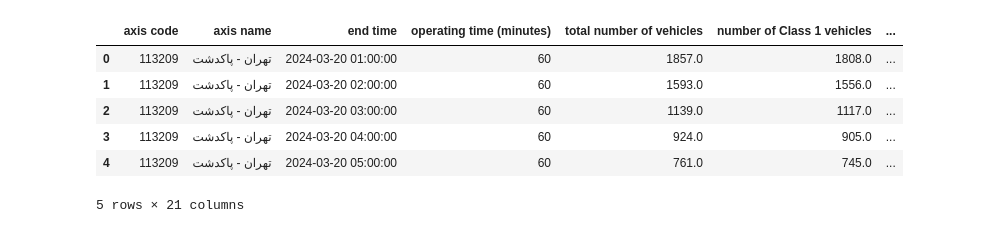
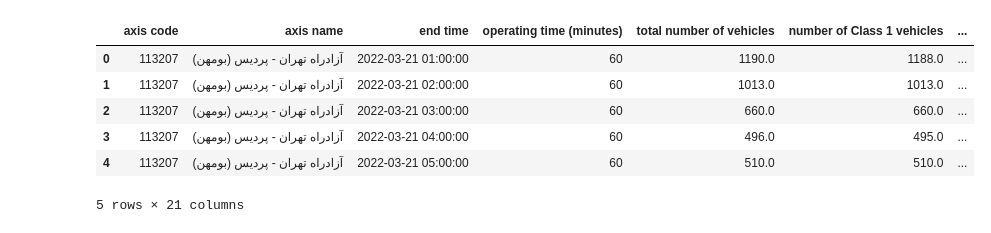
Before and after one commit to Regression1404/pulse-of-tehran, a Jupyter notebook: analysis.ipynb, the cells around one changed output. Drawn from its saved outputs; the diff is of its cells as text; code cells hidden in the pictures.

```diff
--- a/analysis.ipynb
+++ b/analysis.ipynb
@@ -23,22 +3,22 @@ df.head()
 # %%
 import src.preprocessing.aggregator as aggregator
 
 importlib.reload(aggregator)
 agg = aggregator.Aggregator
 
-file_name = 'Hourly113209Tehran-Pakdasht.xlsx'
+file_name = 'Hourly113207AzadrahTehran-Pardis(Boumehen).xlsx'
 
 agg = agg(file_name)
 df = agg.aggregate_data()
 
 df.head()
 # %% [output]
 |  | axis code | axis name | end time | operating time (minutes) | total number of vehicles | number of Class 1 vehicles | ... |
-| 0 | 113209 | تهران - پاکدشت | 2024-03-20 01:00:00 | 60 | 1857.0 | 1808.0 | ... |
-| 1 | 113209 | تهران - پاکدشت | 2024-03-20 02:00:00 | 60 | 1593.0 | 1556.0 | ... |
-| 2 | 113209 | تهران - پاکدشت | 2024-03-20 03:00:00 | 60 | 1139.0 | 1117.0 | ... |
-| 3 | 113209 | تهران - پاکدشت | 2024-03-20 04:00:00 | 60 | 924.0 | 905.0 | ... |
-| 4 | 113209 | تهران - پاکدشت | 2024-03-20 05:00:00 | 60 | 761.0 | 745.0 | ... |
+| 0 | 113207 | آزادراه تهران - پرديس (بومهن) | 2022-03-21 01:00:00 | 60 | 1190.0 | 1188.0 | ... |
+| 1 | 113207 | آزادراه تهران - پرديس (بومهن) | 2022-03-21 02:00:00 | 60 | 1013.0 | 1013.0 | ... |
+| 2 | 113207 | آزادراه تهران - پرديس (بومهن) | 2022-03-21 03:00:00 | 60 | 660.0 | 660.0 | ... |
+| 3 | 113207 | آزادراه تهران - پرديس (بومهن) | 2022-03-21 04:00:00 | 60 | 496.0 | 495.0 | ... |
+| 4 | 113207 | آزادراه تهران - پرديس (بومهن) | 2022-03-21 05:00:00 | 60 | 510.0 | 510.0 | ... |
 5 rows × 21 columns
 # %%
 import src.preprocessing.data_selector as data_selector
```
Also changed, not shown: parts of 10 cells of this notebook, 2 other files.
